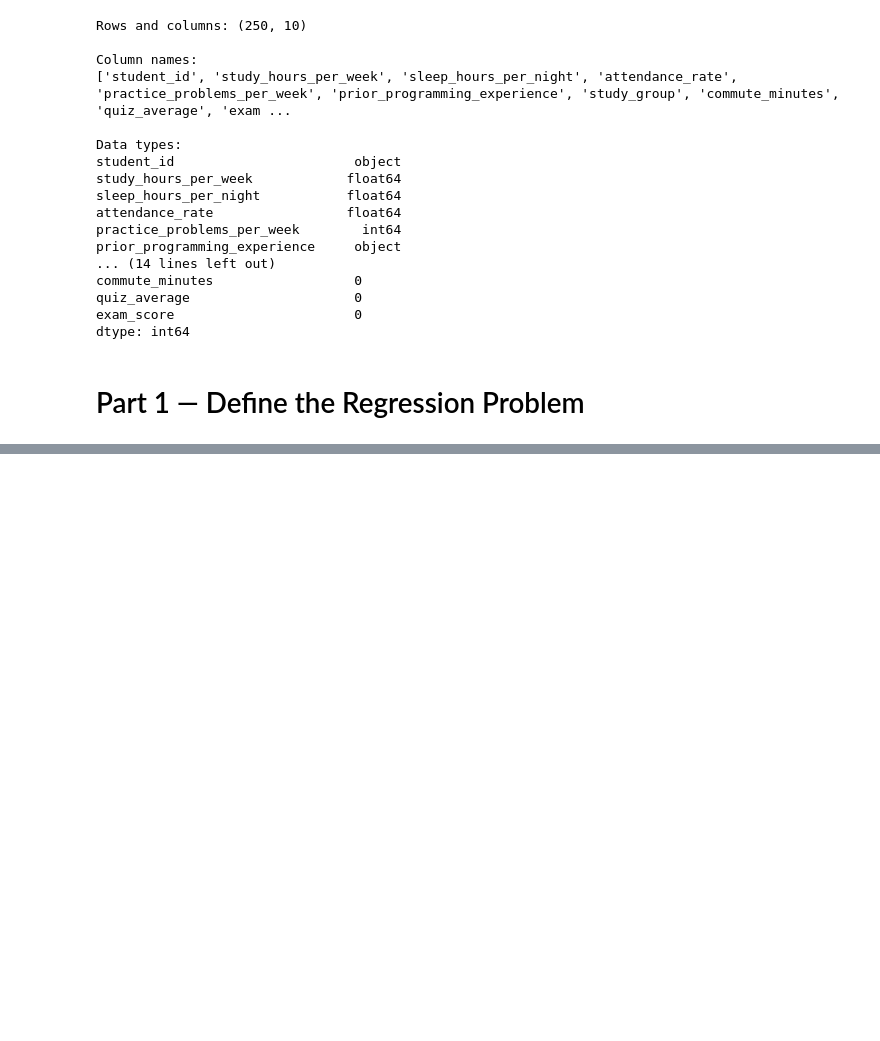
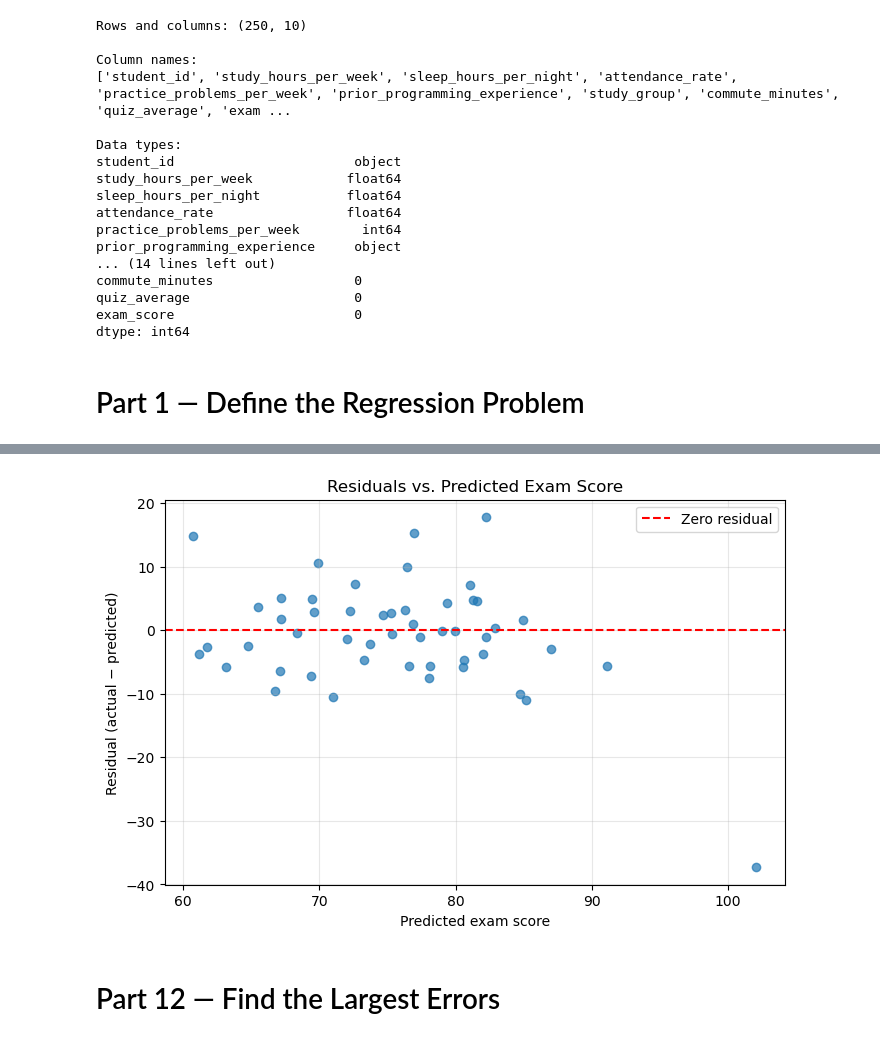
Before and after one commit to Ganga0506/cse4095, a Jupyter notebook: assignment9/student_habits_regression_modelerror.ipynb, the cells around one changed output, grey strips where cells are left out. Saved outputs shown, nothing was run; the diff lists cells and outputs as text; code cells hidden in the pictures; blank space fills up the shorter version.

```diff
--- a/assignment9/student_habits_regression_modelerror.ipynb
+++ b/assignment9/student_habits_regression_modelerror.ipynb
@@ -45,0 +358,18 @@ dtype: int64
+# %%
+# y_pred contains the linear-model predictions for the test set.
+y_pred = linear_predictions
+residuals = y_test - y_pred
+
+plt.figure(figsize=(8, 5))
+plt.scatter(y_pred, residuals, alpha=0.7)
+plt.axhline(y=0, color='red', linestyle='--', label='Zero residual')
+plt.title('Residuals vs. Predicted Exam Score')
+plt.xlabel('Predicted exam score')
+plt.ylabel('Residual (actual − predicted)')
+plt.grid(alpha=0.3)
+plt.legend()
+plt.show()
+# %% [output]
+[figure, added]
+# %% [markdown]
+# Part 12 — Find the Largest Errors
```
Also changed, not shown: parts of 52 cells of this notebook, 1 other file.
